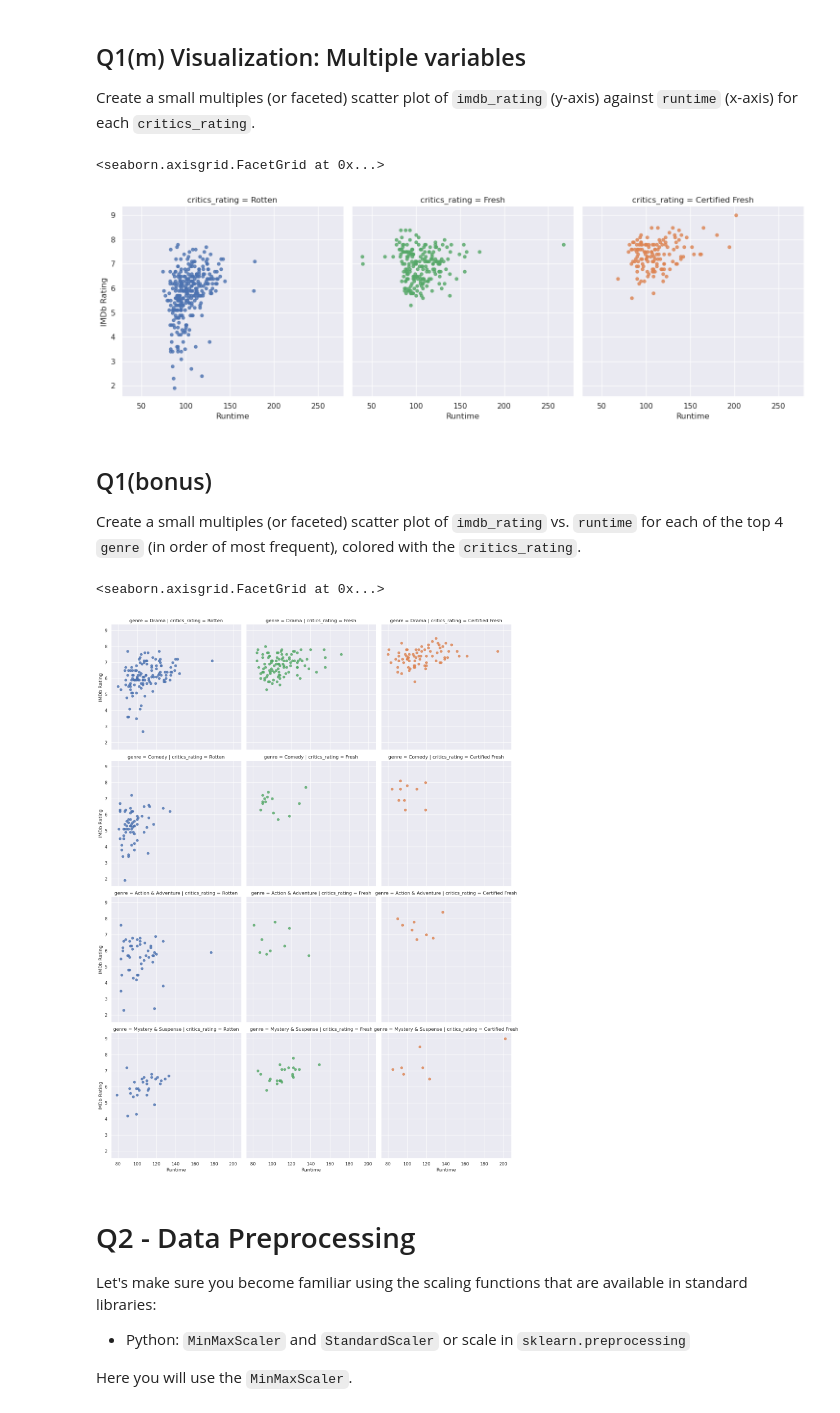
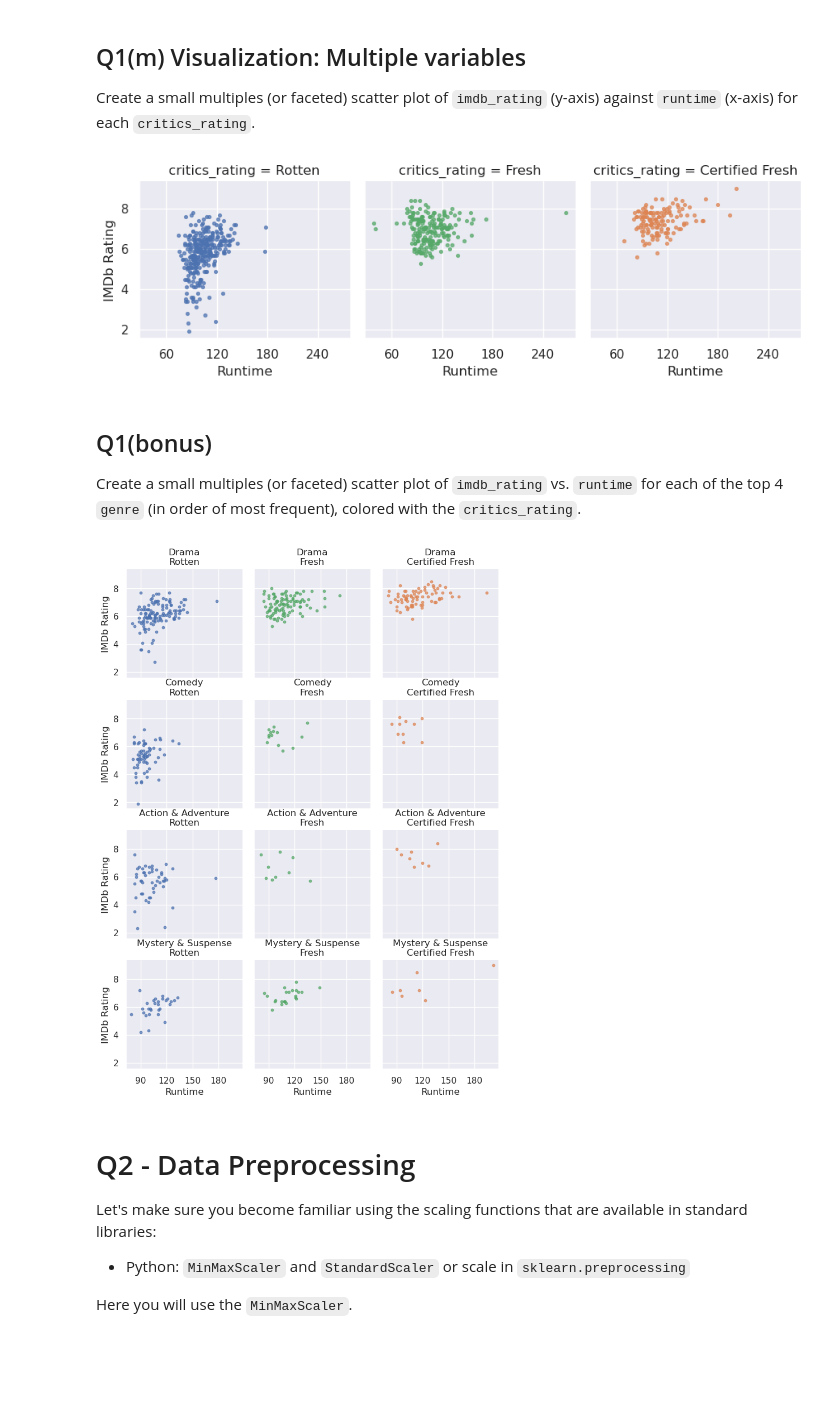
Before and after one commit to vewester/a2-4821, a Jupyter notebook: a2-4821.ipynb, the cells around one changed output. Saved outputs shown, nothing was run; the diff lists cells and outputs as text; code cells hidden in the pictures; blank space fills up the shorter version.

```diff
--- a/a2-4821.ipynb
+++ b/a2-4821.ipynb
@@ -355,4 +359,5 @@ Create an overlapping density plot for `critics_score` grouped by `audience_rati
 ax = sns.kdeplot(data=movies, x='critics_score', hue='audience_rating', cut=0)
 ax.set_xlabel('Critics Score')
 ax.get_legend().set_title("Audience Rating")
+ax.set_title('Critics Score by Audience Rating')
 # %% [output]
@@ -369,7 +375,7 @@ Create a small multiples (or faceted) scatter plot of `imdb_rating` (y-axis) aga
 # Create a small multiples (or faceted) scatter plot of `imdb_rating` vs.
 #   `runtime` for each `critics_rating`.
 
-ax = sns.lmplot(
+fig = sns.lmplot(
     x = 'runtime',
     y = 'imdb_rating',
     data = movies,
@@ -377,13 +383,17 @@ ax = sns.lmplot(
     col = 'critics_rating',
     col_order = ['Rotten', 'Fresh', 'Certified Fresh'],
     fit_reg = False,
-    scatter_kws = {"s": 20}
+    height = 3,
+    aspect = 1,
+    scatter_kws = {"s": 7.5, "alpha": 0.7}
 )
 
-ax.set(xlabel='Runtime', ylabel='IMDb Rating')
+fig.set(xlabel='Runtime', ylabel='IMDb Rating')
+
+for ax in fig.axes.flat:
+    ax.xaxis.set_major_locator(plt.MaxNLocator(5))
 # %% [output]
-<seaborn.axisgrid.FacetGrid at 0x...>
-[figure, old version]
+[figure, new version]
 # %% [markdown]
 <!-- END QUESTION -->
 
@@ -395,27 +405,33 @@ Create a small multiples (or faceted) scatter plot of `imdb_rating` vs. `runtime
 # %%
 
 # Create a small multiples (or faceted) scatter plot of `imdb_rating` vs.
 #   `runtime` for each of the top 4 `genre`, colored by the `critics_rating`
 
 top_4_genres = movies['genre'].value_counts().iloc[0:4].keys()
 
 q1bonus_data = movies[movies['genre'].isin(top_4_genres)]
 
-ax = sns.lmplot(
+g = sns.lmplot(
     x = 'runtime',
     y = 'imdb_rating',
     data = q1bonus_data,
     hue = 'critics_rating',
     row = 'genre',
     col = 'critics_rating',
     col_order = ['Rotten', 'Fresh', 'Certified Fresh'],
-    fit_reg = False
+    fit_reg = False,
+    height = 2.5,
+    aspect = 1,
+    scatter_kws = {"s": 10, "alpha": 0.7}
 )
 
-ax.set(xlabel='Runtime', ylabel='IMDb Rating')
+g.set(xlabel='Runtime', ylabel='IMDb Rating')
+g.set_titles('{row_name}\n{col_name}')
+
+for ax in g.axes.flat:
+    ax.xaxis.set_major_locator(plt.MaxNLocator(5))
 # %% [output]
-<seaborn.axisgrid.FacetGrid at 0x...>
-[figure, old version]
+[figure, new version]
 # %% [markdown]
 <!-- END QUESTION -->
 
```
Also changed, not shown: parts of 4 cells of this notebook.
